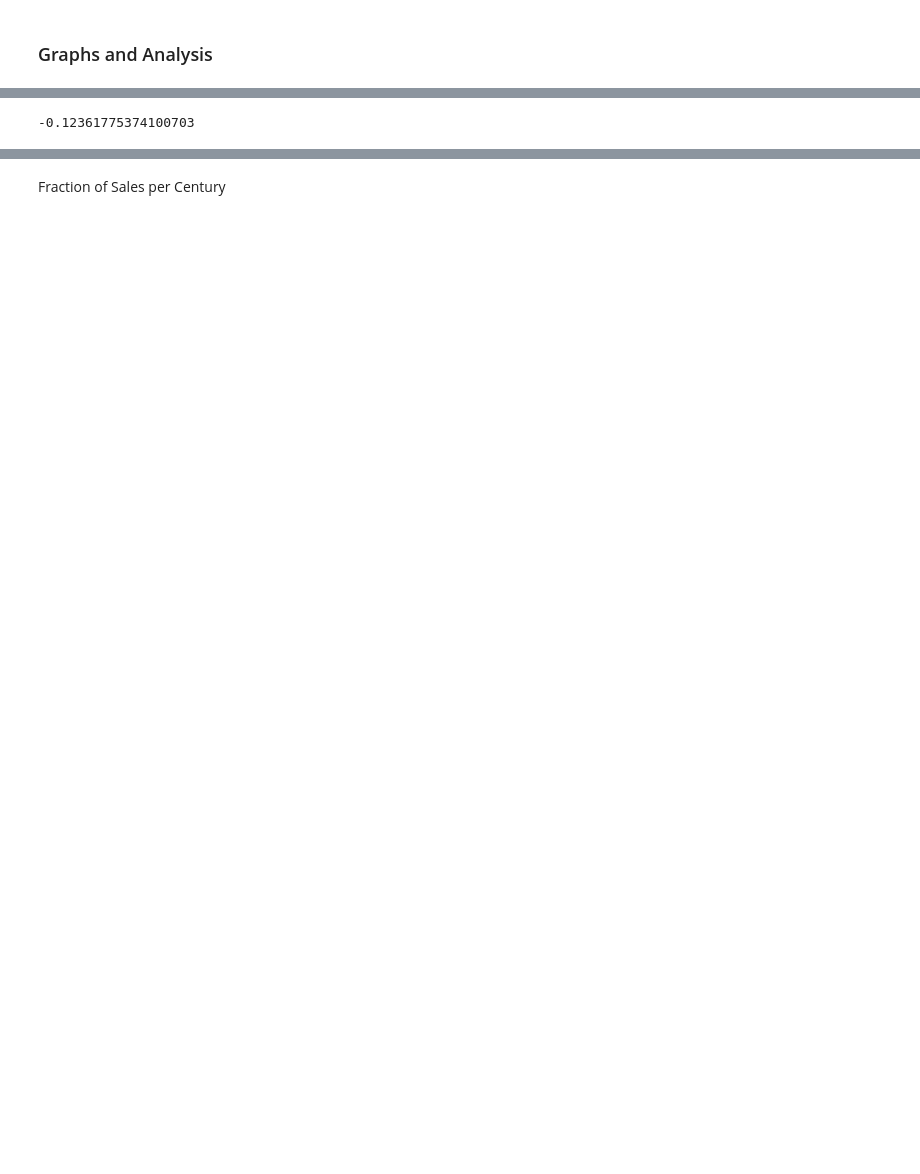
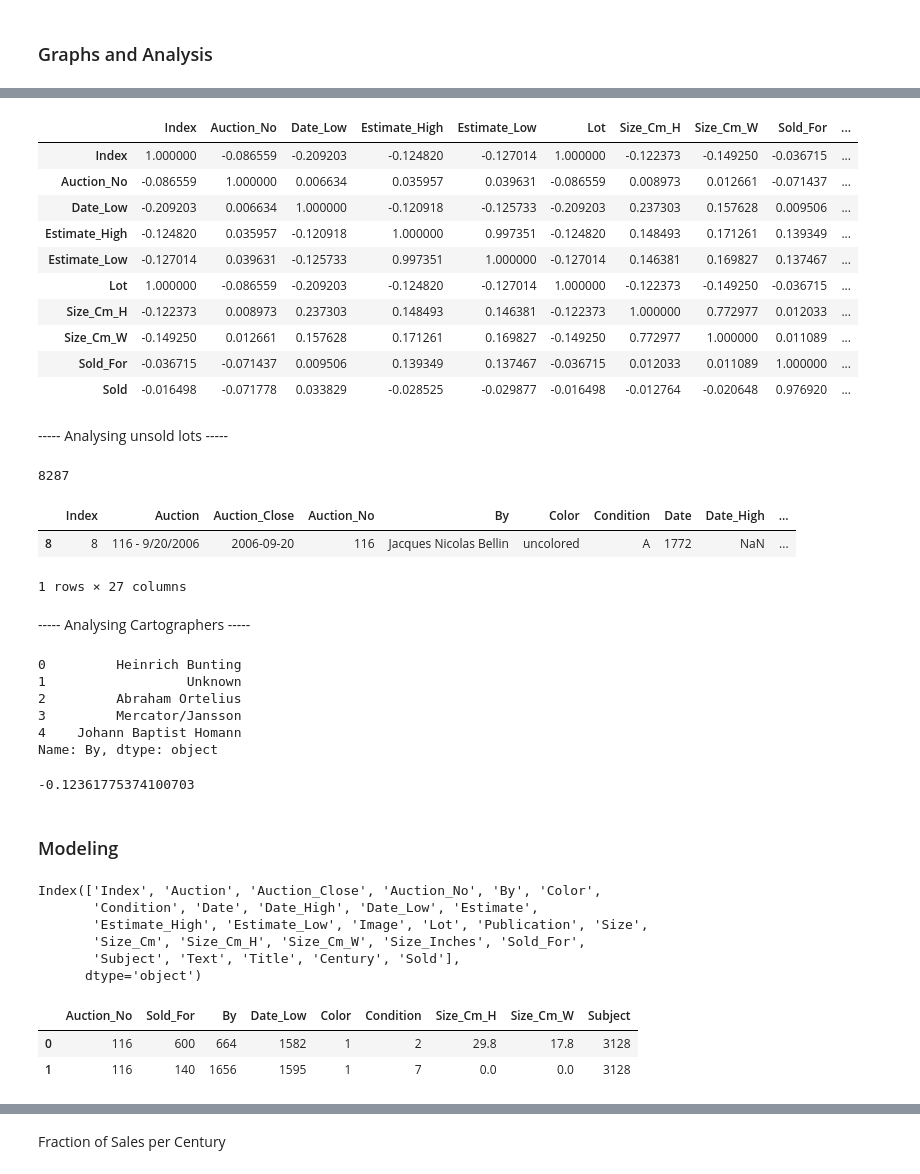
Before and after one commit to hhmb/owascrp, a Jupyter notebook: scrape_test.ipynb, the cells around one changed output, grey strips where cells are left out. Cells and saved outputs as stored; diff of their text form; code cells hidden in the pictures; blank space fills up the shorter version.

```diff
--- a/scrape_test.ipynb
+++ b/scrape_test.ipynb
@@ -201,0 +212,38 @@ data_cleaner.describe()
+# %%
+corr = data_cleaner.corr()
+corr
+# %% [output]
+|  | Index | Auction_No | Date_Low | Estimate_High | Estimate_Low | Lot | Size_Cm_H | Size_Cm_W | Sold_For | ... |
+| Index | 1.000000 | -0.086559 | -0.209203 | -0.124820 | -0.127014 | 1.000000 | -0.122373 | -0.149250 | -0.036715 | ... |
+| Auction_No | -0.086559 | 1.000000 | 0.006634 | 0.035957 | 0.039631 | -0.086559 | 0.008973 | 0.012661 | -0.071437 | ... |
+| Date_Low | -0.209203 | 0.006634 | 1.000000 | -0.120918 | -0.125733 | -0.209203 | 0.237303 | 0.157628 | 0.009506 | ... |
+| Estimate_High | -0.124820 | 0.035957 | -0.120918 | 1.000000 | 0.997351 | -0.124820 | 0.148493 | 0.171261 | 0.139349 | ... |
+| Estimate_Low | -0.127014 | 0.039631 | -0.125733 | 0.997351 | 1.000000 | -0.127014 | 0.146381 | 0.169827 | 0.137467 | ... |
+| Lot | 1.000000 | -0.086559 | -0.209203 | -0.124820 | -0.127014 | 1.000000 | -0.122373 | -0.149250 | -0.036715 | ... |
+| Size_Cm_H | -0.122373 | 0.008973 | 0.237303 | 0.148493 | 0.146381 | -0.122373 | 1.000000 | 0.772977 | 0.012033 | ... |
+| Size_Cm_W | -0.149250 | 0.012661 | 0.157628 | 0.171261 | 0.169827 | -0.149250 | 0.772977 | 1.000000 | 0.011089 | ... |
+| Sold_For | -0.036715 | -0.071437 | 0.009506 | 0.139349 | 0.137467 | -0.036715 | 0.012033 | 0.011089 | 1.000000 | ... |
+| Sold | -0.016498 | -0.071778 | 0.033829 | -0.028525 | -0.029877 | -0.016498 | -0.012764 | -0.020648 | 0.976920 | ... |
+# %% [markdown]
+----- Analysing unsold lots -----
+# %%
+(data_cleaner["Sold_For"]==-10000).sum()
+# %% [output]
+8287
+# %%
+data_cleaner[data_cleaner["Sold_For"]==-10000].head(1)
+# %% [output]
+|  | Index | Auction | Auction_Close | Auction_No | By | Color | Condition | Date | Date_High | ... |
+| 8 | 8 | 116 - 9/20/2006 | 2006-09-20 | 116 | Jacques Nicolas Bellin | uncolored | A | 1772 | NaN | ... |
+1 rows × 27 columns
+# %% [markdown]
+----- Analysing Cartographers -----
+# %%
+data_cleaner['By'].head()
+# %% [output]
+0         Heinrich Bunting
+1                  Unknown
+2         Abraham Ortelius
+3         Mercator/Jansson
+4    Johann Baptist Homann
+Name: By, dtype: object
@@ -205,3 +257,16 @@ b= data_cleaner[data_cleaner["Sold_For"]>0]["Date_Low"]
 np.corrcoef(a, b)[0, 1]
 # %% [output]
 -0.12361775374100703
+# %% [markdown]
+### Modeling
+# %%
+data_cleaner.columns
+#data_model = data_cleaner[['Auction_No', 'Date_Low']]
+#data_model
+# %% [output]
+Index(['Index', 'Auction', 'Auction_Close', 'Auction_No', 'By', 'Color',
+       'Condition', 'Date', 'Date_High', 'Date_Low', 'Estimate',
+       'Estimate_High', 'Estimate_Low', 'Image', 'Lot', 'Publication', 'Size',
+       'Size_Cm', 'Size_Cm_H', 'Size_Cm_W', 'Size_Inches', 'Sold_For',
+       'Subject', 'Text', 'Title', 'Century', 'Sold'],
+      dtype='object')
@@ -207,0 +276,26 @@ np.corrcoef(a, b)[0, 1]
+# %%
+from sklearn import preprocessing
+#Condition
+le_cond = preprocessing.LabelEncoder()
+le_cond.fit(data_model['Condition'])
+data_model['Condition'] = le_cond.transform(data_model['Condition'])
+#Subject
+le_subj = preprocessing.LabelEncoder()
+le_subj.fit(data_model['Subject'])
+data_model['Subject'] = le_subj.transform(data_model['Subject'])
+#Color
+le_color = preprocessing.LabelEncoder()
+le_color.fit(data_model['Color'])
+data_model['Color'] = le_color.transform(data_model['Color'])
+#By
+le_by = preprocessing.LabelEncoder()
+le_by.fit(data_model['By'])
+data_model['By'] = le_by.transform(data_model['By'])
+
+
+
+data_model.head(2)
+# %% [output]
+|  | Auction_No | Sold_For | By | Date_Low | Color | Condition | Size_Cm_H | Size_Cm_W | Subject |
+| 0 | 116 | 600 | 664 | 1582 | 1 | 2 | 29.8 | 17.8 | 3128 |
+| 1 | 116 | 140 | 1656 | 1595 | 1 | 7 | 0.0 | 0.0 | 3128 |
```
Also changed, not shown: parts of 22 cells of this notebook, 2 other files.
